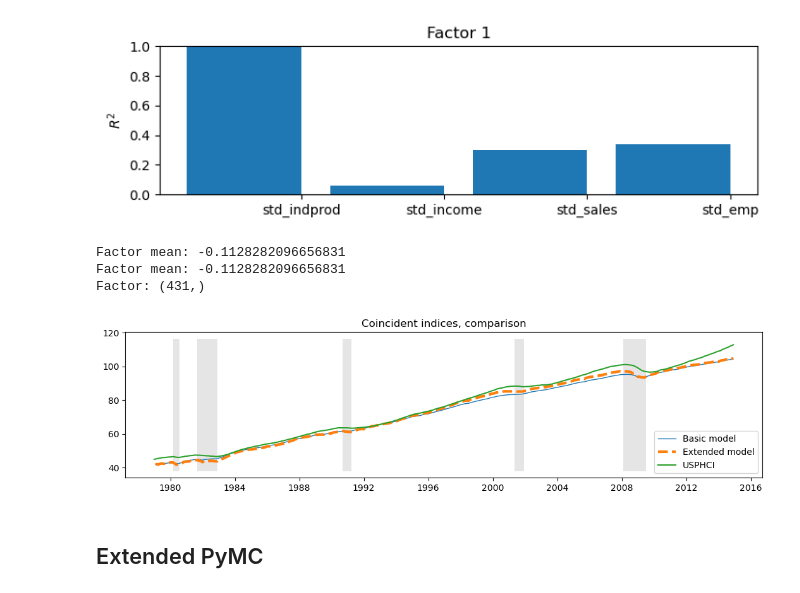
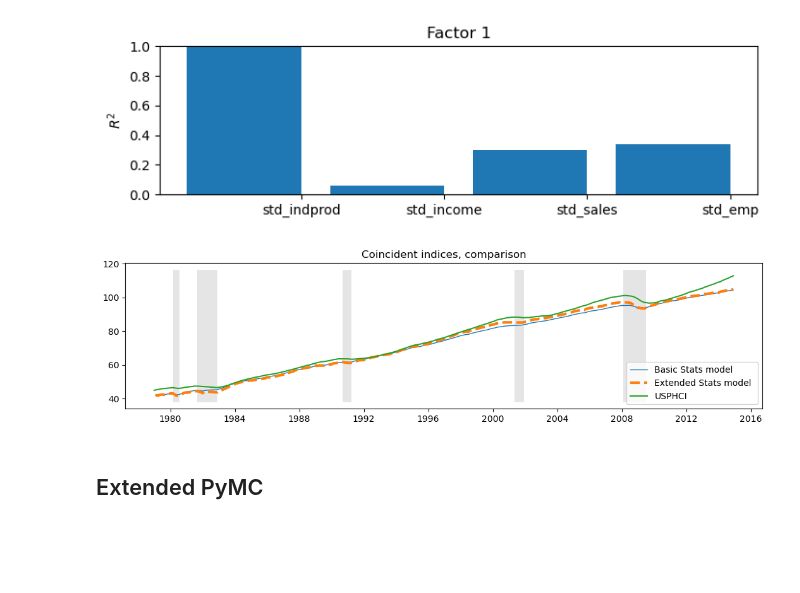
Before and after one commit to andreacate/GSoC2025_PyMC_extracode, a Jupyter notebook: DFM_coincident_comparison.ipynb, the cells around one changed output. Cells and saved outputs as stored; diff of their text form; code cells hidden in the pictures; blank space fills up the shorter version.

```diff
--- a/DFM_coincident_comparison.ipynb
+++ b/DFM_coincident_comparison.ipynb
@@ -254,6 +250,7 @@ def compute_coincident_index(mod, res):
     design = mod.ssm["design"]
     transition = mod.ssm["transition"]
     ss_kalman_gain = res.filter_results.kalman_gain[:, :, -1]
+
     k_states = ss_kalman_gain.shape[0]
 
     W1 = np.linalg.inv(
@@ -264,9 +261,8 @@ def compute_coincident_index(mod, res):
     # Compute the factor mean vector
     factor_mean = np.dot(W1, data.loc[start:, "dln_indprod":"dln_emp"].mean())
 
-
     # Normalize the factors
-    factor = res.factors.filtered[0]
+    factor = res.factors.filtered[0].copy()
 
     factor *= np.std(usphci.diff()[1:]) / np.std(factor)
 
@@ -432,7 +414,7 @@ with pm.Model() as pymc_mod:
     P0 = pm.Deterministic("P0", pt.eye(10))
 
     # Factor loadings
-    lambda_1 = pm.Normal("lambda_1", sigma=1.0)
+    lambda_1 = pm.HalfNormal("lambda_1", sigma=1.0) # to have same loadings sign in each chain
     lambda_2 = pm.Normal("lambda_2", sigma=1.0)
     lambda_3 = pm.Normal("lambda_3", sigma=1.0)
     lambda_4 = pm.Normal("lambda_4", sigma=1.0)
@@ -500,9 +482,11 @@ with pm.Model() as pymc_mod:
     # Build symbolic graph
     dfm.build_statespace_graph(data=endog, mode="JAX")
     idata = pm.sample(
-        draws=500,
-        chains=2,
+        draws=1000,
+        chains=4,
         nuts_sampler="nutpie",
         nuts_sampler_kwargs={"backend": "jax", "gradient_backend": "jax"},
     )
+
+idata.to_netcdf("SampleNutpie4ChainsHalfNormal.nc")
 # %% [output]
@@ -882,27 +827,24 @@ extended_res.plot_coefficients_of_determination(figsize=(8, 2));
 # %%
 fig, ax = plt.subplots(figsize=(13, 3))
 
 # Compute the index
 extended_coincident_index, extended_factor = compute_coincident_index(extended_mod, extended_res)
 
 # Plot the factor
 dates = endog.index._mpl_repr()
-ax.plot(dates, coincident_index, "-", linewidth=1, label="Basic model")
-ax.plot(dates, extended_coincident_index, "--", linewidth=3, label="Extended model")
+ax.plot(dates, coincident_index, "-", linewidth=1, label="Basic Stats model")
+ax.plot(dates, extended_coincident_index, "--", linewidth=3, label="Extended Stats model ")
 ax.plot(usphci.index._mpl_repr(), usphci, label="USPHCI")
 ax.legend(loc="lower right")
 ax.set(title="Coincident indices, comparison")
 
 # Retrieve and also plot the NBER recession indicators
 ylim = ax.get_ylim()
 ax.fill_between(
     dates[:-3], ylim[0], ylim[1], rec.values[:-4, 0], facecolor="k", alpha=0.1
 );
 # %% [output]
-Factor mean: -0.1128282096656831
-Factor mean: -0.1128282096656831
-Factor: (431,)
-[figure, old version]
+[figure, new version]
 # %% [markdown]
 ## Extended PyMC
 # %%
```
Also changed, not shown: parts of 25 cells of this notebook.
